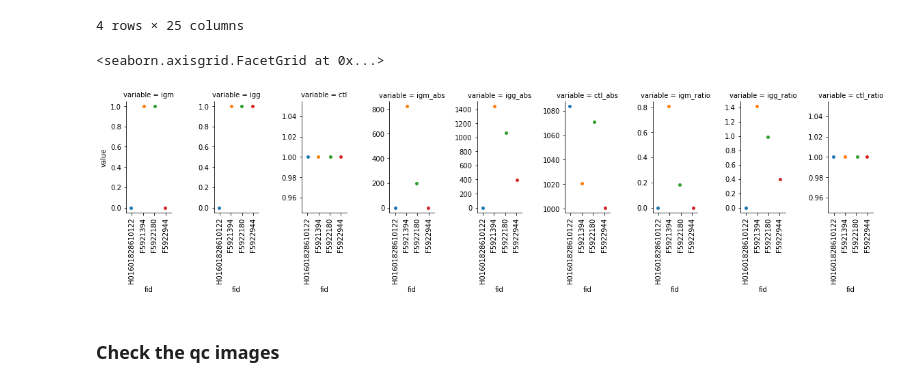
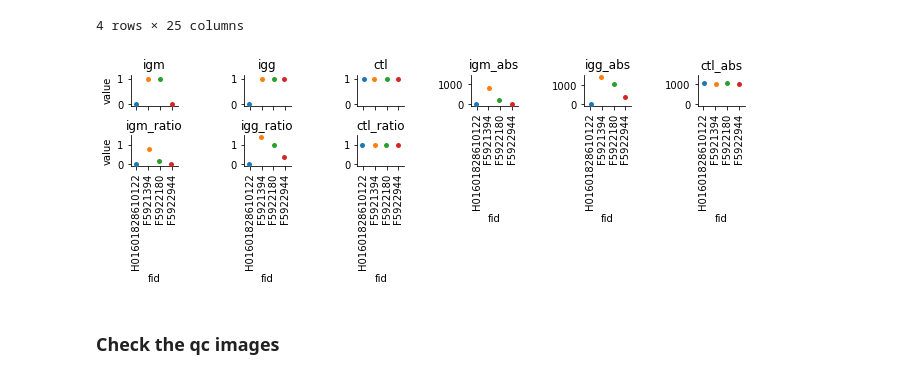
Before and after one commit to cunyap/pypocquant, a Jupyter notebook: examples/example_nb.ipynb, the cells around one changed output. Drawn from its saved outputs; the diff is of its cells as text; code cells hidden in the pictures.

```diff
--- a/examples/example_nb.ipynb
+++ b/examples/example_nb.ipynb
@@ -99,11 +99,19 @@ results
 # %%
 %matplotlib inline
 dm = pd.melt(results, id_vars=['fid'], value_vars=['igm', 'igg', 'ctl', 'igm_abs', 'igg_abs', 'ctl_abs', 'igm_ratio', 'igg_ratio', 'ctl_ratio'])
-g = sns.catplot(x="fid", y="value", hue="fid", col='variable', data=dm, sharey=False, height=3, aspect=0.6)
+g = sns.catplot(x="fid", y="value", hue="fid", col='variable', col_wrap=6, data=dm, sharey=False, height=1, aspect=1.6)
 g.set_xticklabels(rotation=90)
+
+axes = g.axes.flatten()
+titles = ['igm', 'igg', 'ctl', 'igm_abs', 'igg_abs', 'ctl_abs', 'igm_ratio', 'igg_ratio', 'ctl_ratio']
+limits = [[-0.05,1.15], [-0.05,1.15], [-0.05,1.15], [-80,1500], [-80,1550], [-80,1500],
+          [-0.08,1.5], [-0.08,1.5], [-0.08,1.5]]
+for ix, ax in enumerate(axes):
+    ax.set_title(titles[ix])
+    ax.set_ylim(limits[ix])
+g.savefig("output.pdf", dpi=300)
 # %% [output]
-<seaborn.axisgrid.FacetGrid at 0x...>
-[figure, old version]
+[figure, new version]
 # %% [markdown]
 ### Check the qc images
 # %%
```
Also changed, not shown: parts of 1 cell of this notebook.
